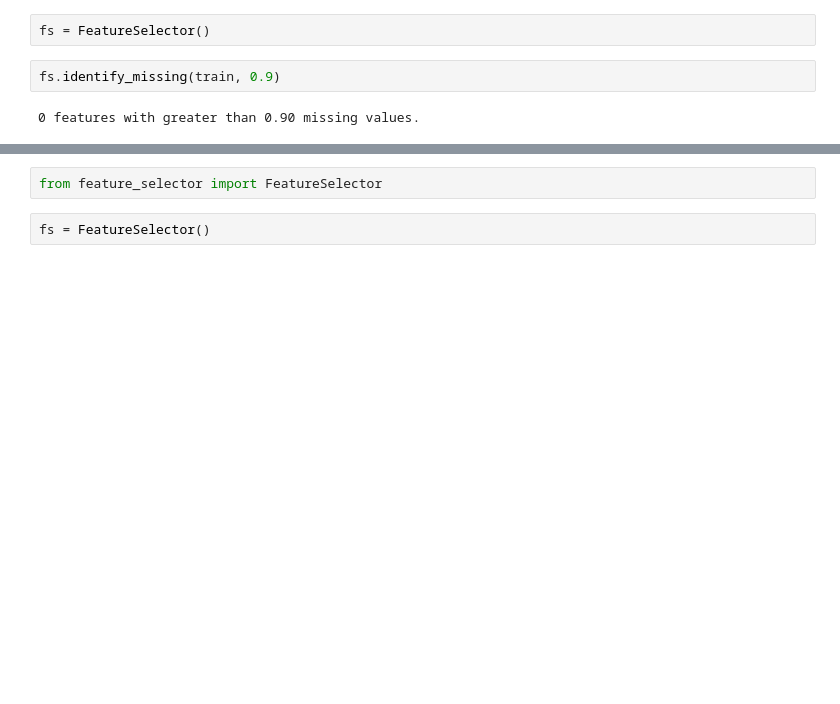
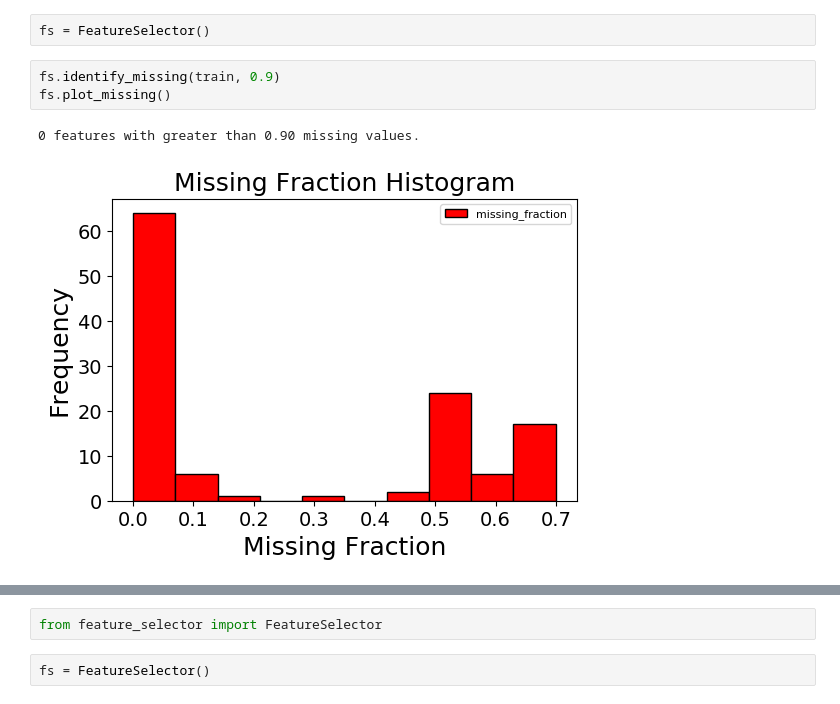
Before and after one commit to WillKoehrsen/feature-selector, a Jupyter notebook: Feature Selector Development.ipynb, the cells around one changed output, grey strips where cells are left out. Cells and saved outputs as stored; diff of their text form; blank space fills up the shorter version.

```diff
--- a/Feature Selector Development.ipynb
+++ b/Feature Selector Development.ipynb
@@ -442,7 +573,9 @@ class FeatureSelector():
 fs = FeatureSelector()
 # %%
 fs.identify_missing(train, 0.9)
+fs.plot_missing()
 # %% [output]
 0 features with greater than 0.90 missing values.
+[figure, added]
 # %%
 fs.identify_single_unique(train)
```
Also changed, not shown: parts of 13 cells of this notebook.
